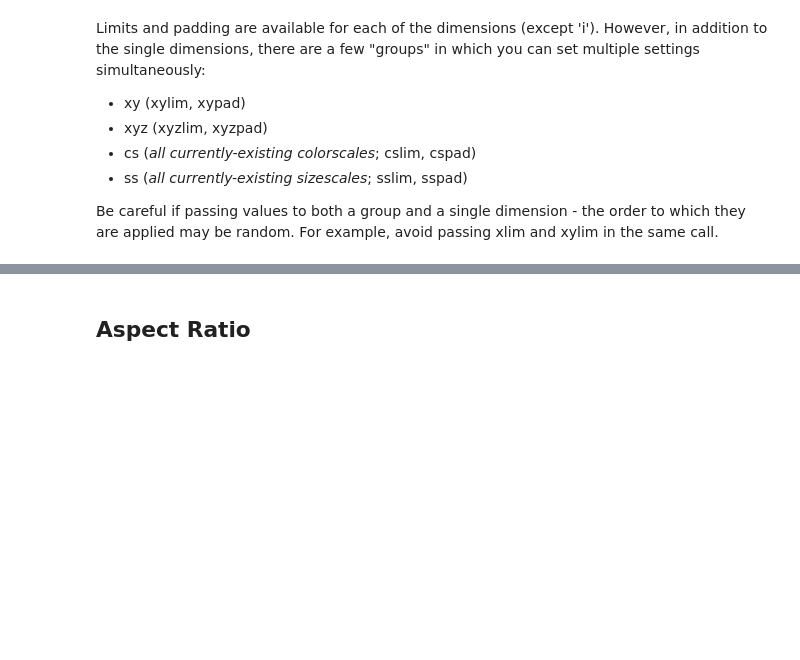
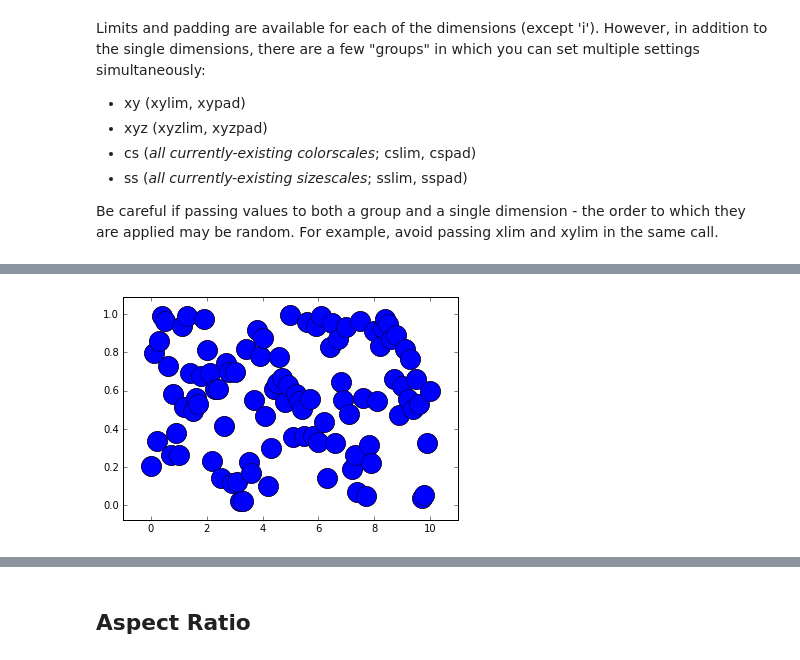
Before and after one commit to kecnry/autofig, a Jupyter notebook: examples/autofig_basics.ipynb, the cells around one changed output, grey strips where cells are left out. Drawn from its saved outputs; the diff is of its cells as text; code cells hidden in the pictures; blank space fills up the shorter version.

```diff
--- a/examples/autofig_basics.ipynb
+++ b/examples/autofig_basics.ipynb
@@ -210,0 +223,6 @@ autofig.plot(x=x, y=y+2, c=3*c, clabel='other thing', cmap='cool', cslim=(0,3),
+# %%
+autofig.reset()
+autofig.plot(x=x, y=y, z=5, c='red', marker='o', s=4, linestyle='none')
+autofig.plot(x=x, y=y, z=10, c='blue', marker='o', s=4, linestyle='none', show=True)
+# %% [output]
+[figure, added]
```
Also changed, not shown: parts of 30 cells of this notebook, 2 other files.
